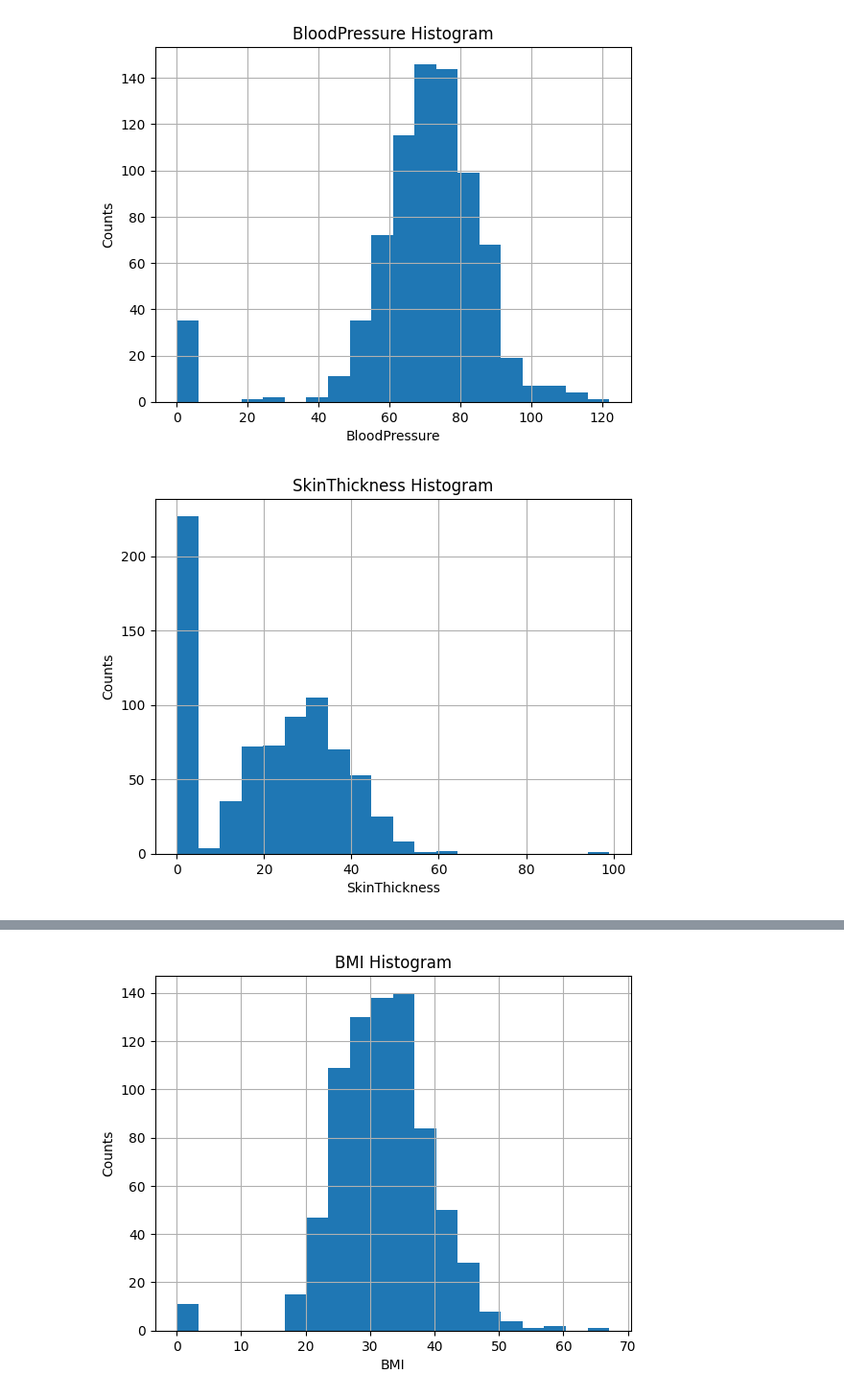
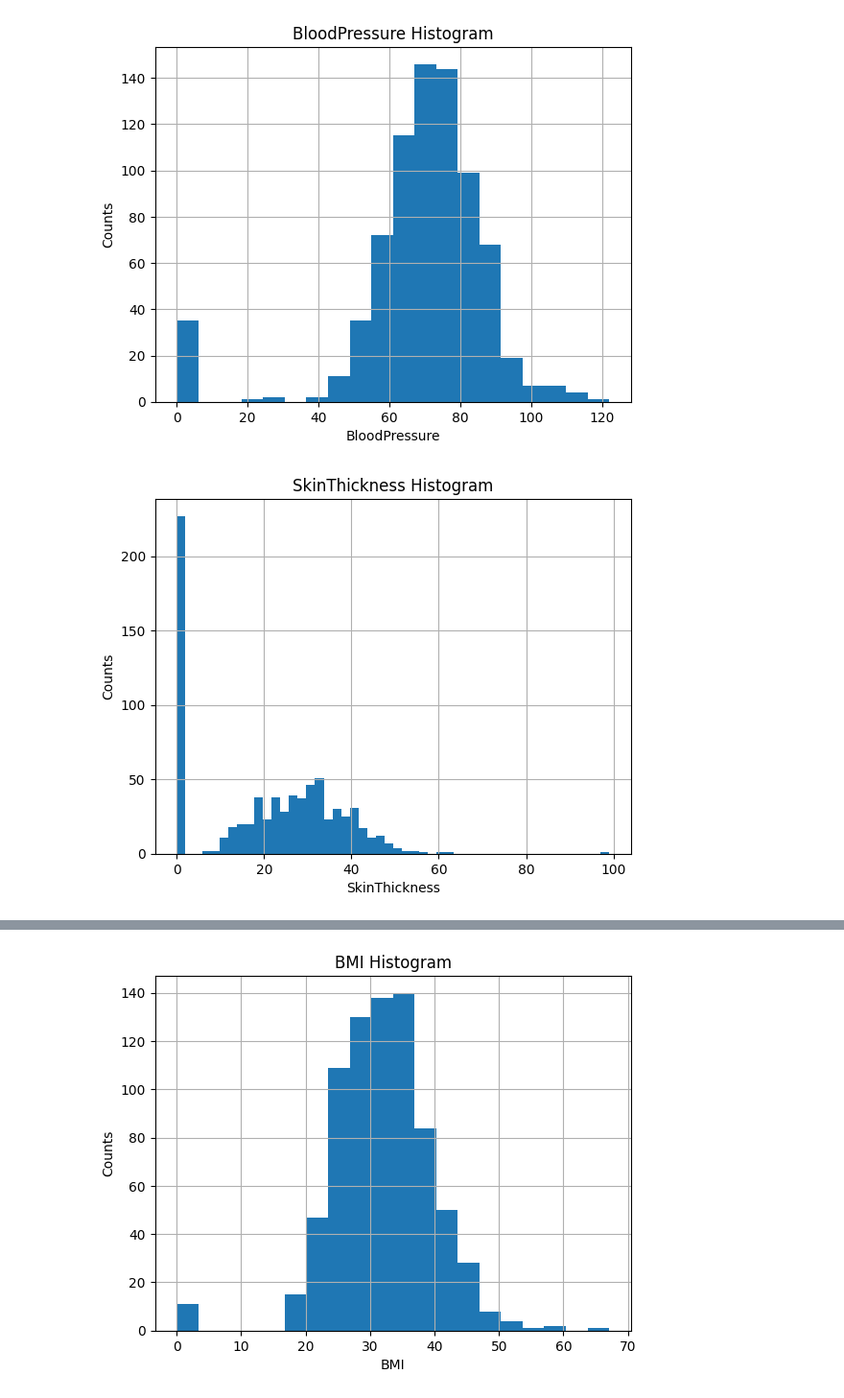
Before and after one commit to lazarosgogos/ML-exercises, a Jupyter notebook: ML_Project_1.ipynb, the cells around one changed output, grey strips where cells are left out. Shown at 96% size. Cells and saved outputs as stored; diff of their text form; code cells hidden in the pictures.

```diff
--- a/ML_Project_1.ipynb
+++ b/ML_Project_1.ipynb
@@ -70,12 +73,12 @@ plt.show()
 [figure]
 # %%
 # BloodPressure	SkinThickness	Insulin	BMI	DiabetesPedigreeFunction	Age	Outcome
-df['SkinThickness'].hist(bins=20)
+df['SkinThickness'].hist(bins=50)
 plt.title('SkinThickness Histogram')
 plt.xlabel('SkinThickness')
 plt.ylabel('Counts')
 plt.show()
 # %% [output]
-[figure, old version]
+[figure, new version]
 # %%
 # BloodPressure	SkinThickness	Insulin	BMI	DiabetesPedigreeFunction	Age	Outcome
```
Also changed, not shown: parts of 39 cells of this notebook.
